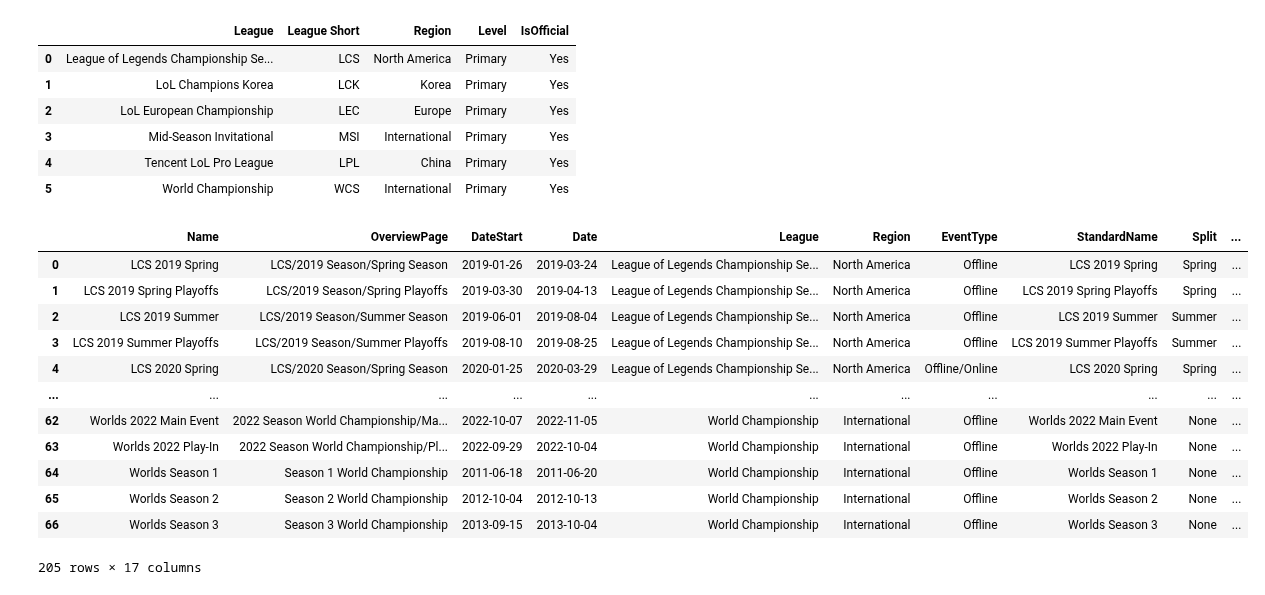
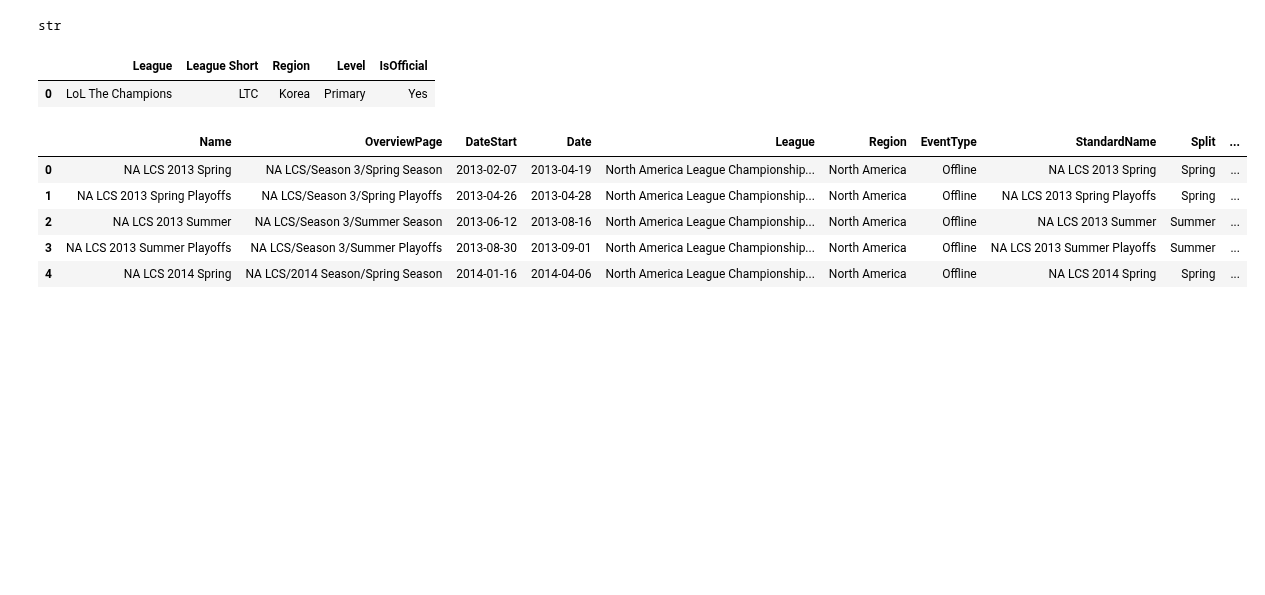
Before and after one commit to posky/LoL-Esports, a Jupyter notebook: team_stats.ipynb, the cells around one changed output. Saved outputs shown, nothing was run; the diff lists cells and outputs as text; code cells hidden in the pictures; blank space fills up the shorter version.

```diff
--- a/team_stats.ipynb
+++ b/team_stats.ipynb
@@ -10,0 +304,28 @@ pd.set_option('display.max_columns', None)
+# %%
+def filter_tournaments(tournaments):
+    for row in tournaments.itertuples():
+        if row.OverviewPage not in OVERVIEWS.keys():
+            tournaments = tournaments.drop(index=row.Index)
+    return tournaments.reset_index(drop=True)
+
+tournaments = pd.DataFrame()
+for league in leagues['League Short']:
+    if league in ['WCS']:
+        tournament = get_tournaments(
+            where=f'L.League_Short="{league}" and T.Region="International"'
+        )
+    elif league == 'MSI':
+        tournament = get_tournaments(
+            where=f'L.League_Short="{league}"'
+        )
+    else:
+        tournament = get_tournaments(
+            where=f'L.League_Short="{league}" and T.IsQualifier=0'
+        )
+    tournaments = pd.concat([tournaments, tournament])
+
+tournaments = tournaments.sort_values(
+    by=['Year', 'DateStart', 'Date']
+).reset_index(drop=True)
+tournaments = filter_tournaments(tournaments)
+tournaments
@@ -11,35 +578,28 @@ pd.set_option('display.max_columns', None)
+# %%
+type('asdfa')
+# %% [output]
+str
 # %%
-leagues = get_leagues(where='L.League_Short in ("LCK", "LPL", "LEC", "LCS", "WCS", "MSI")')
+leagues = get_leagues(where='L.League_Short in ("LTC")')
+# leagues = get_leagues(where='L.Region="Korea"')
 leagues
 # %% [output]
 |  | League | League Short | Region | Level | IsOfficial |
-| 0 | League of Legends Championship Se... | LCS | North America | Primary | Yes |
-| 1 | LoL Champions Korea | LCK | Korea | Primary | Yes |
-| 2 | LoL European Championship | LEC | Europe | Primary | Yes |
-| 3 | Mid-Season Invitational | MSI | International | Primary | Yes |
-| 4 | Tencent LoL Pro League | LPL | China | Primary | Yes |
-| 5 | World Championship | WCS | International | Primary | Yes |
+| 0 | LoL The Champions | LTC | Korea | Primary | Yes |
 # %%
-tournaments = None
+tournaments = pd.DataFrame()
 for league in leagues['League Short']:
-    tournament = get_tournaments(where=f'L.League_Short="{league}"')
-    if tournaments is not None:
-        tournaments = pd.concat([tournaments, tournament])
-    else:
-        tournaments = tournament
+    # tournament = get_tournaments(where=f'L.League_Short="{league}"')
+    # tournament = get_tournaments(where=f'L.League_Short="{league}" and T.Region="International"')
+    tournament = get_tournaments(where=f'L.League_Short="{league}" and T.IsQualifier=0')
+    tournaments = pd.concat([tournaments, tournament])
 
-tournaments
+tournaments = tournaments.sort_values(by=['Year', 'DateStart', 'Date']).reset_index(drop=True)
+tournaments.head()
 # %% [output]
 |  | Name | OverviewPage | DateStart | Date | League | Region | EventType | StandardName | Split | ... |
-| 0 | LCS 2019 Spring | LCS/2019 Season/Spring Season | 2019-01-26 | 2019-03-24 | League of Legends Championship Se... | North America | Offline | LCS 2019 Spring | Spring | ... |
-| 1 | LCS 2019 Spring Playoffs | LCS/2019 Season/Spring Playoffs | 2019-03-30 | 2019-04-13 | League of Legends Championship Se... | North America | Offline | LCS 2019 Spring Playoffs | Spring | ... |
-| 2 | LCS 2019 Summer | LCS/2019 Season/Summer Season | 2019-06-01 | 2019-08-04 | League of Legends Championship Se... | North America | Offline | LCS 2019 Summer | Summer | ... |
-| 3 | LCS 2019 Summer Playoffs | LCS/2019 Season/Summer Playoffs | 2019-08-10 | 2019-08-25 | League of Legends Championship Se... | North America | Offline | LCS 2019 Summer Playoffs | Summer | ... |
-| 4 | LCS 2020 Spring | LCS/2020 Season/Spring Season | 2020-01-25 | 2020-03-29 | League of Legends Championship Se... | North America | Offline/Online | LCS 2020 Spring | Spring | ... |
-| ... | ... | ... | ... | ... | ... | ... | ... | ... | ... | ... |
-| 62 | Worlds 2022 Main Event | 2022 Season World Championship/Ma... | 2022-10-07 | 2022-11-05 | World Championship | International | Offline | Worlds 2022 Main Event | None | ... |
-| 63 | Worlds 2022 Play-In | 2022 Season World Championship/Pl... | 2022-09-29 | 2022-10-04 | World Championship | International | Offline | Worlds 2022 Play-In | None | ... |
-| 64 | Worlds Season 1 | Season 1 World Championship | 2011-06-18 | 2011-06-20 | World Championship | International | Offline | Worlds Season 1 | None | ... |
-| 65 | Worlds Season 2 | Season 2 World Championship | 2012-10-04 | 2012-10-13 | World Championship | International | Offline | Worlds Season 2 | None | ... |
-| 66 | Worlds Season 3 | Season 3 World Championship | 2013-09-15 | 2013-10-04 | World Championship | International | Offline | Worlds Season 3 | None | ... |
+| 0 | NA LCS 2013 Spring | NA LCS/Season 3/Spring Season | 2013-02-07 | 2013-04-19 | North America League Championship... | North America | Offline | NA LCS 2013 Spring | Spring | ... |
+| 1 | NA LCS 2013 Spring Playoffs | NA LCS/Season 3/Spring Playoffs | 2013-04-26 | 2013-04-28 | North America League Championship... | North America | Offline | NA LCS 2013 Spring Playoffs | Spring | ... |
+| 2 | NA LCS 2013 Summer | NA LCS/Season 3/Summer Season | 2013-06-12 | 2013-08-16 | North America League Championship... | North America | Offline | NA LCS 2013 Summer | Summer | ... |
+| 3 | NA LCS 2013 Summer Playoffs | NA LCS/Season 3/Summer Playoffs | 2013-08-30 | 2013-09-01 | North America League Championship... | North America | Offline | NA LCS 2013 Summer Playoffs | Summer | ... |
+| 4 | NA LCS 2014 Spring | NA LCS/2014 Season/Spring Season | 2014-01-16 | 2014-04-06 | North America League Championship... | North America | Offline | NA LCS 2014 Spring | Spring | ... |
-205 rows × 17 columns
```
Also changed, not shown: parts of 29 cells of this notebook.
